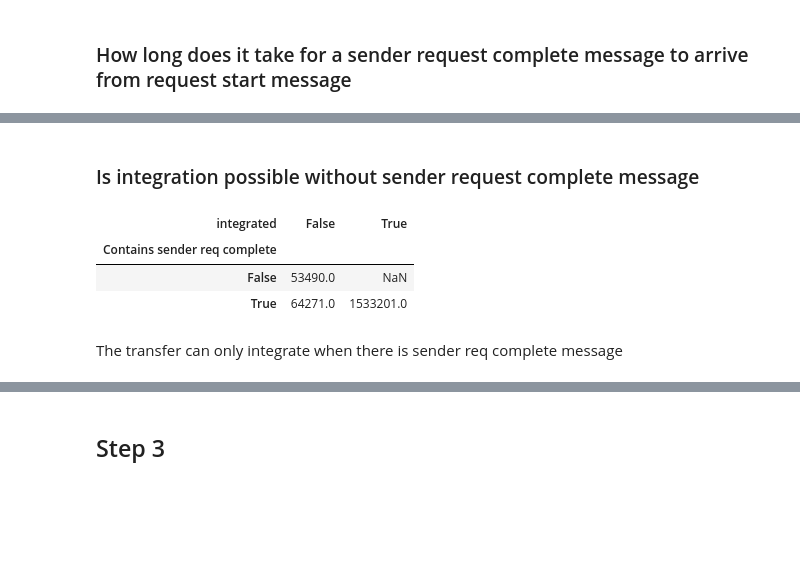
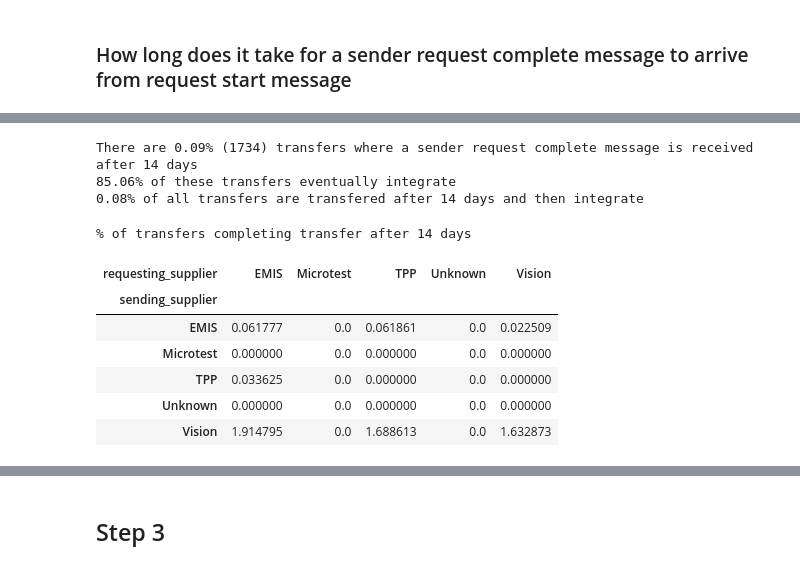
Before and after one commit to nhsconnect/prm-gp2gp-data-sandbox, a Jupyter notebook: notebooks/41-PRMT-2124-reclassify-missing-request-completed.ipynb, the cells around one changed output, grey strips where cells are left out. Cells and saved outputs as stored; diff of their text form; code cells hidden in the pictures; blank space fills up the shorter version.

```diff
--- a/notebooks/41-PRMT-2124-reclassify-missing-request-completed.ipynb
+++ b/notebooks/41-PRMT-2124-reclassify-missing-request-completed.ipynb
@@ -92,10 +95,10 @@ transfers["status"] = transfers["status"].str.replace("_", " ").str.title()
 # %%
 def add_messages_parquet_to_transfers(parquet_file_name, transfers_df):
     conversations_extended_interaction_messages=pd.read_parquet(parquet_file_name)
-    # turning messages from list of list to tuple of tuples (since they are hasable)
+    # turning messages from list of list to tuple of tuples (since they are hashable)
     conversations_extended_interaction_messages["messages"]=conversations_extended_interaction_messages["messages"].apply(lambda message_list: tuple([tuple(message) for message in message_list]))
     # Attach this message list to the transfers dataframe
-    transfers_with_message_list = transfers_df.merge(conversations_extended_interaction_messages, left_on="conversation_id", right_index=True)
+    transfers_with_message_list = transfers_df.merge(conversations_extended_interaction_messages, left_on="conversation_id", right_index=True,how='inner')
     return transfers_with_message_list
 # %% [markdown]
 ## Part A
@@ -228,3 +200,5 @@ full_field_data["000009F9-DF15-4597-9218-4024D7A79145"]
 # %%
-conversations_extended_interaction_messages_with_time_file_name = 's3://prm-gp2gp-data-sandbox-dev/extra-fields-data-from-splunk/Sept_20_Feb_21_conversations_extended_interaction_messages_with_time.parquet'
+conversations_extended_interaction_messages_with_time_file_name = 's3://prm-gp2gp-data-sandbox-dev/extra-fields-data-from-splunk/Sept_20_Apr_21_conversations_extended_interaction_messages_with_time.parquet'
 transfers_with_time_messages = add_messages_parquet_to_transfers(conversations_extended_interaction_messages_with_time_file_name, transfers)
+# %%
+transfers_with_time_messages["messages"]=transfers_with_time_messages["messages"].apply(lambda messages: tuple([message[0:3] + (float(message[3]),) for message in messages]) )
@@ -259,2 +243,0 @@ There are 3.4% transfers where a sender req complete message is received after 1
-# %% [markdown]
-### Is integration possible without sender request complete message
@@ -265,9 +244,30 @@ transfers_with_time_messages["Contains sender req complete"] = transfers_with_ti
-# %%
-transfers_with_time_messages.pivot_table(index="Contains sender req complete", columns="integrated", aggfunc="count", values="conversation_id")
-# %% [output]
-| integrated | False | True |
-| Contains sender req complete |  |  |
-| False | 53490.0 | NaN |
-| True | 64271.0 | 1533201.0 |
-# %% [markdown]
-The transfer can only integrate when there is sender req complete message
+# %%
+slow_transfer_threshold_in_days= 14
+slow_transfer_in_seconds=24*60*60*slow_transfer_threshold_in_days
+transfers_with_time_messages['slow transfer']=(transfers_with_time_messages["Min sender req complete time/s"].fillna(0) >= slow_transfer_in_seconds)
+
+pc_slow_transfers=transfers_with_time_messages['slow transfer'].mean()*100
+total_slow_transfers=transfers_with_time_messages['slow transfer'].sum()
+print(f"There are {round(pc_slow_transfers,2)}% ({total_slow_transfers}) transfers where a sender request complete message is received after {slow_transfer_threshold_in_days} days")
+
+pc_slow_which_integrate=transfers_with_time_messages.loc[transfers_with_time_messages['slow transfer'],'integrated'].mean()*100
+print(f"{round(pc_slow_which_integrate,2)}% of these transfers eventually integrate")
+
+pc_transfers_slow_and_integrate=(transfers_with_time_messages['integrated'] & transfers_with_time_messages['slow transfer']).mean()*100
+print(f"{round(pc_transfers_slow_and_integrate,2)}% of all transfers are transfered after {slow_transfer_threshold_in_days} days and then integrate")
+# %% [output]
+There are 0.09% (1734) transfers where a sender request complete message is received after 14 days
+85.06% of these transfers eventually integrate
+0.08% of all transfers are transfered after 14 days and then integrate
+# %%
+print(f'% of transfers completing transfer after {slow_transfer_threshold_in_days} days')
+transfers_with_time_messages.pivot_table(index='sending_supplier',columns='requesting_supplier',values='slow transfer',aggfunc='mean').multiply(100)
+# %% [output]
+% of transfers completing transfer after 14 days
+| requesting_supplier | EMIS | Microtest | TPP | Unknown | Vision |
+| sending_supplier |  |  |  |  |  |
+| EMIS | 0.061777 | 0.0 | 0.061861 | 0.0 | 0.022509 |
+| Microtest | 0.000000 | 0.0 | 0.000000 | 0.0 | 0.000000 |
+| TPP | 0.033625 | 0.0 | 0.000000 | 0.0 | 0.000000 |
+| Unknown | 0.000000 | 0.0 | 0.000000 | 0.0 | 0.000000 |
+| Vision | 1.914795 | 0.0 | 1.688613 | 0.0 | 1.632873 |
```
Also changed, not shown: parts of 39 cells of this notebook.
